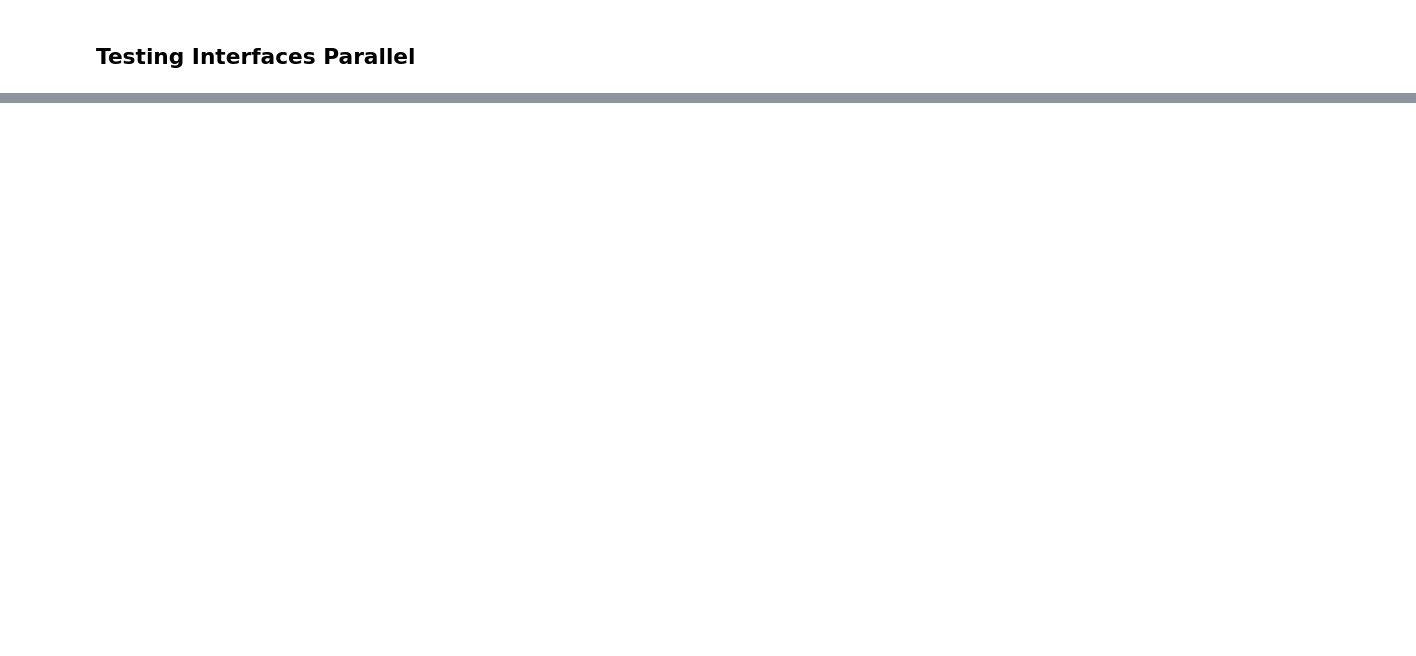
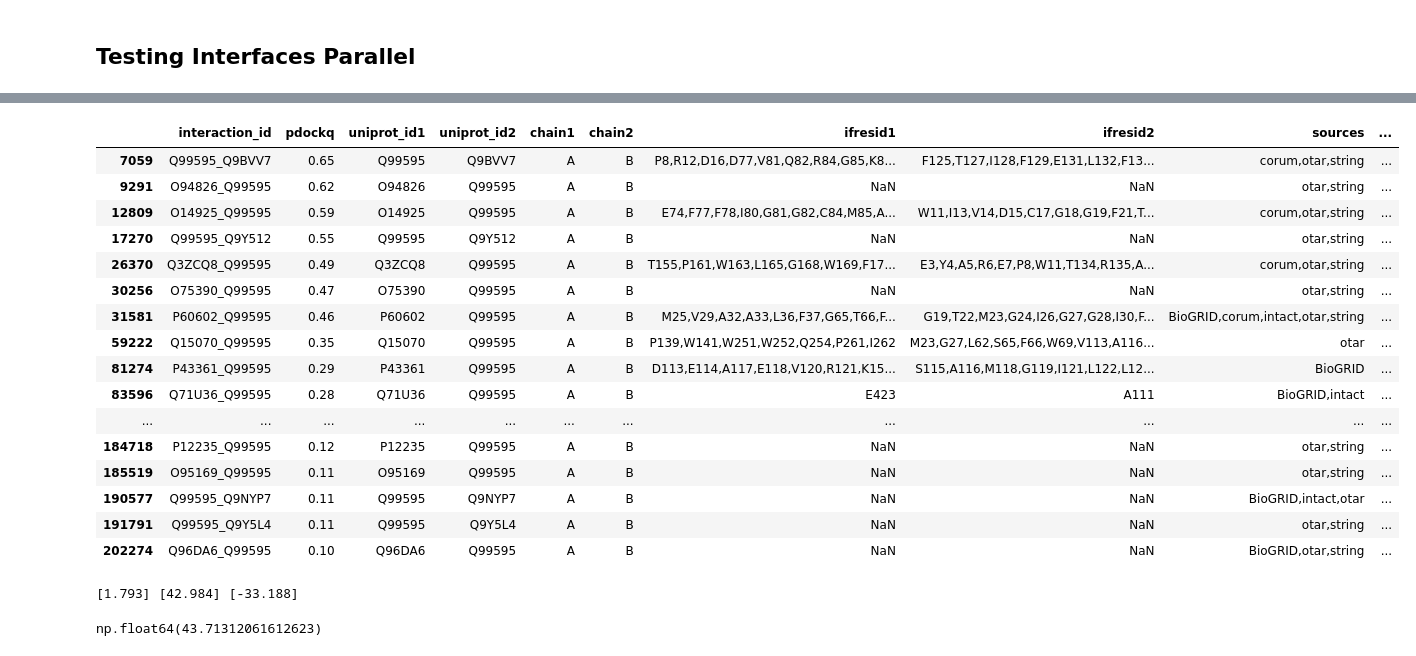
Before and after one commit to PhenoMeters/pheno_analysis, a Jupyter notebook: parallel_pocket_testing.ipynb, the cells around one changed output, grey strips where cells are left out. Cells and saved outputs as stored; diff of their text form; code cells hidden in the pictures; blank space fills up the shorter version.

```diff
--- a/parallel_pocket_testing.ipynb
+++ b/parallel_pocket_testing.ipynb
@@ -253,0 +272,44 @@ KeyError: 0
+# %%
+uniprot = "Q99595"
+interfaces_data = pd.read_csv("/rcfs/projects/proteometer/ProtVar/predictions/interfaces/2024.05.28_interface_summary_5A.tsv", delimiter='\t', header=0)
+interfaces_data.loc[(interfaces_data['uniprot_id1'] == uniprot) | (interfaces_data['uniprot_id2'] == uniprot)]
+# %% [output]
+|  | interaction_id | pdockq | uniprot_id1 | uniprot_id2 | chain1 | chain2 | ifresid1 | ifresid2 | sources | ... |
+| 7059 | Q99595_Q9BVV7 | 0.65 | Q99595 | Q9BVV7 | A | B | P8,R12,D16,D77,V81,Q82,R84,G85,K8... | F125,T127,I128,F129,E131,L132,F13... | corum,otar,string | ... |
+| 9291 | O94826_Q99595 | 0.62 | O94826 | Q99595 | A | B | NaN | NaN | otar,string | ... |
+| 12809 | O14925_Q99595 | 0.59 | O14925 | Q99595 | A | B | E74,F77,F78,I80,G81,G82,C84,M85,A... | W11,I13,V14,D15,C17,G18,G19,F21,T... | corum,otar,string | ... |
+| 17270 | Q99595_Q9Y512 | 0.55 | Q99595 | Q9Y512 | A | B | NaN | NaN | otar,string | ... |
+| 26370 | Q3ZCQ8_Q99595 | 0.49 | Q3ZCQ8 | Q99595 | A | B | T155,P161,W163,L165,G168,W169,F17... | E3,Y4,A5,R6,E7,P8,W11,T134,R135,A... | corum,otar,string | ... |
+| 30256 | O75390_Q99595 | 0.47 | O75390 | Q99595 | A | B | NaN | NaN | otar,string | ... |
+| 31581 | P60602_Q99595 | 0.46 | P60602 | Q99595 | A | B | M25,V29,A32,A33,L36,F37,G65,T66,F... | G19,T22,M23,G24,I26,G27,G28,I30,F... | BioGRID,corum,intact,otar,string | ... |
+| 59222 | Q15070_Q99595 | 0.35 | Q15070 | Q99595 | A | B | P139,W141,W251,W252,Q254,P261,I262 | M23,G27,L62,S65,F66,W69,V113,A116... | otar | ... |
+| 81274 | P43361_Q99595 | 0.29 | P43361 | Q99595 | A | B | D113,E114,A117,E118,V120,R121,K15... | S115,A116,M118,G119,I121,L122,L12... | BioGRID | ... |
+| 83596 | Q71U36_Q99595 | 0.28 | Q71U36 | Q99595 | A | B | E423 | A111 | BioGRID,intact | ... |
+| ... | ... | ... | ... | ... | ... | ... | ... | ... | ... | ... |
+| 184718 | P12235_Q99595 | 0.12 | P12235 | Q99595 | A | B | NaN | NaN | otar,string | ... |
+| 185519 | O95169_Q99595 | 0.11 | O95169 | Q99595 | A | B | NaN | NaN | otar,string | ... |
+| 190577 | Q99595_Q9NYP7 | 0.11 | Q99595 | Q9NYP7 | A | B | NaN | NaN | BioGRID,intact,otar | ... |
+| 191791 | Q99595_Q9Y5L4 | 0.11 | Q99595 | Q9Y5L4 | A | B | NaN | NaN | otar,string | ... |
+| 202274 | Q96DA6_Q99595 | 0.10 | Q96DA6 | Q99595 | A | B | NaN | NaN | BioGRID,otar,string | ... |
+# %%
+uniprot = "Q8IYT2"
+pdb_name = glob.glob("/rcfs/projects/proteometer/alphafold_swissprot_pdb/*" + uniprot + "*")
+ppdb = PandasPdb()
+ppdb.read_pdb(pdb_name[0])
+input_struct = ppdb.df['ATOM']
+residue_num = 525.0
+interface_residues = ['0']
+atom_1 = input_struct.query('residue_number == 770 and atom_name == "CA"')
+atom_2 = input_struct.query('residue_number == 77 and atom_name == "CA"')
+if atom_1['x_coord'].values:
+    x_p, y_p, z_p = atom_1['x_coord'].values, atom_1['y_coord'].values, atom_1['z_coord'].values
+    print(x_p, y_p, z_p)
+    x_q, y_q, z_q  = atom_2['x_coord'].values, atom_2['y_coord'].values, atom_2['z_coord'].values
+else:
+    print("False")
+#find_mean_distances(input_struct, residue_num, interface_residues)
+distance = np.sqrt((x_p - x_q)**2 + (y_p - y_q)**2 + (z_p - z_q)**2)[0]
+distance
+# %% [output]
+[1.793] [42.984] [-33.188]
+np.float64(43.71312061612623)
```
Also changed, not shown: parts of 21 cells of this notebook, 4 other files.
